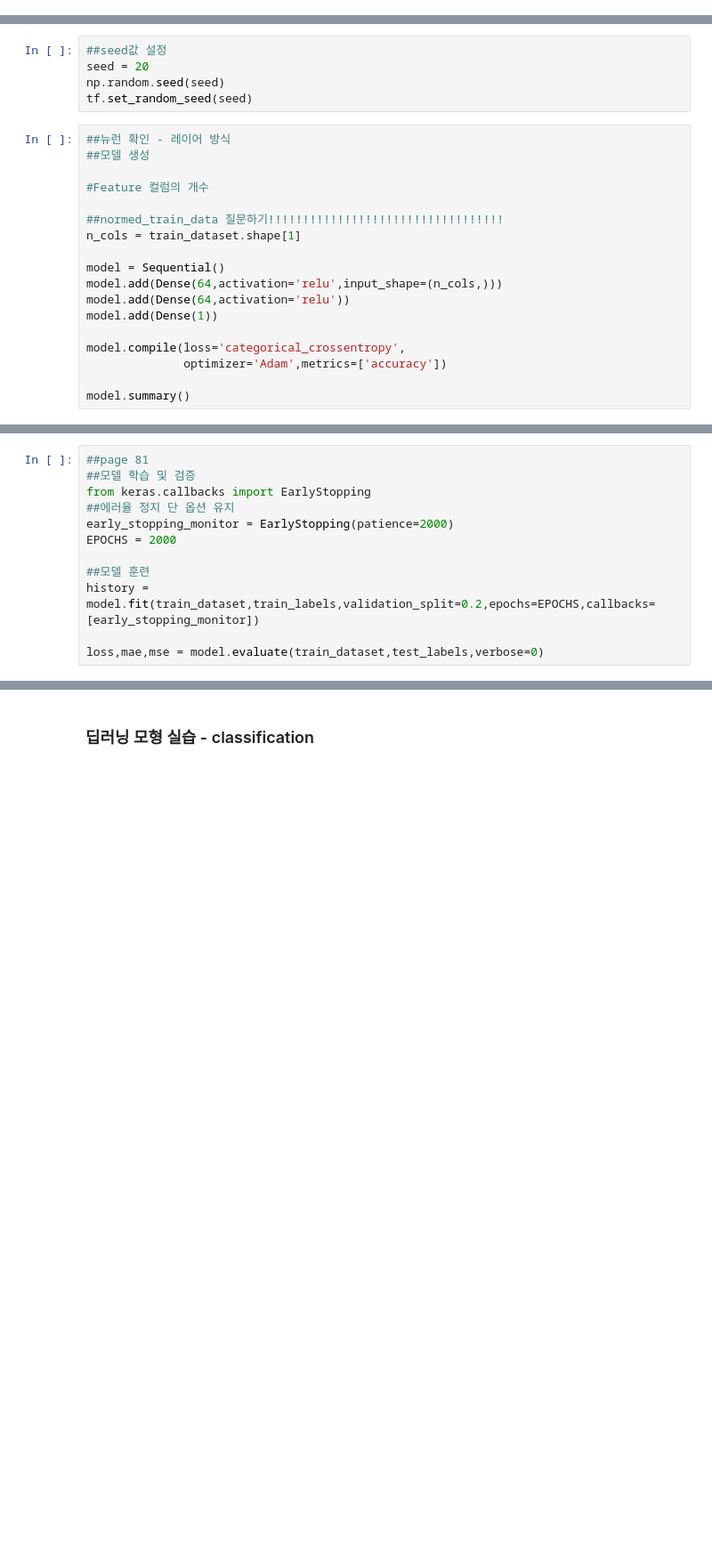
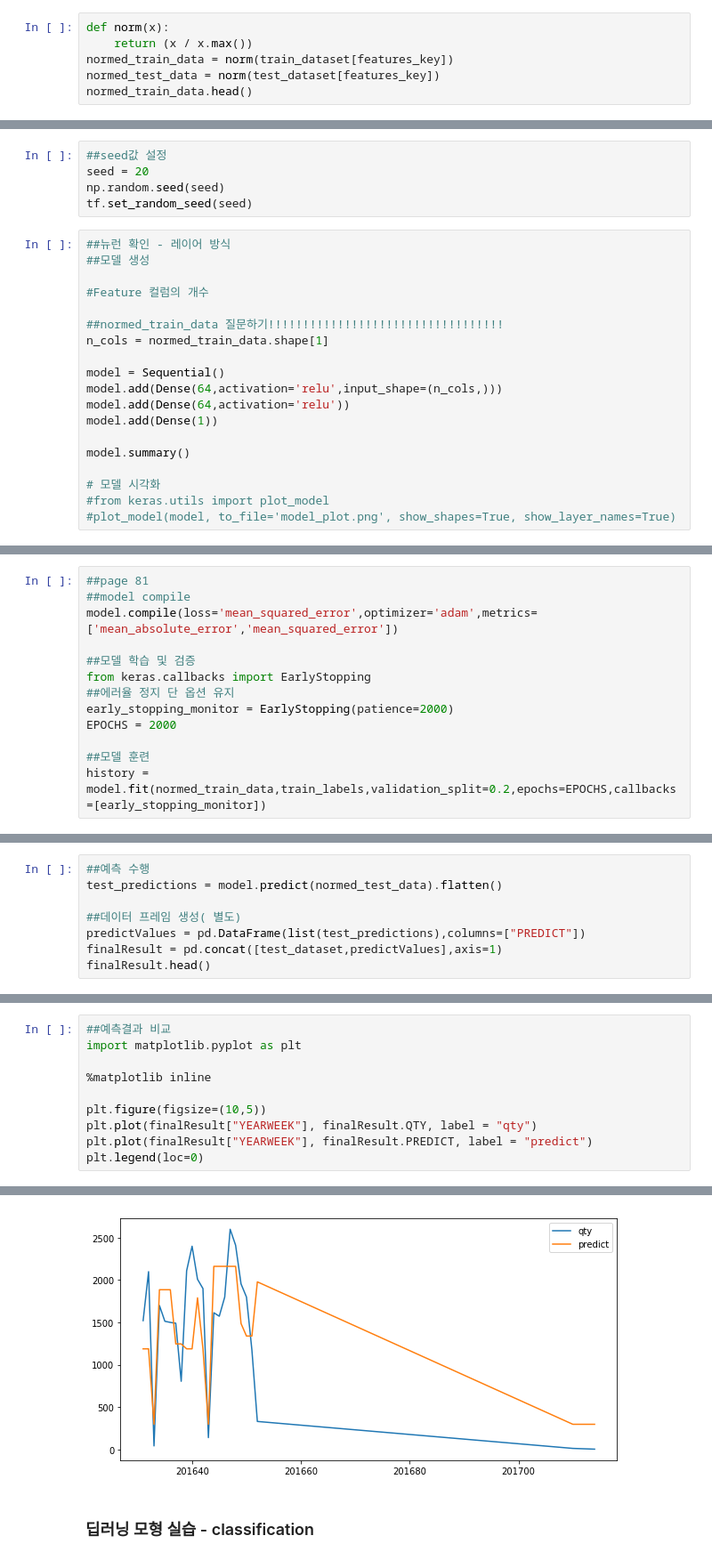
Before and after one commit to joes5370/SumerVaction, a Jupyter notebook: deep_learning = Keras.ipynb, the cells around one changed output, grey strips where cells are left out. Shown at 89% size. Saved outputs shown, nothing was run; the diff lists cells and outputs as text; blank space fills up the shorter version.

```diff
--- a/deep_learning = Keras.ipynb
+++ b/deep_learning = Keras.ipynb
@@ -49,0 +65,6 @@ full_key = features_key + label_key
+# %%
+def norm(x):
+    return (x / x.max())
+normed_train_data = norm(train_dataset[features_key])
+normed_test_data = norm(test_dataset[features_key])
+normed_train_data.head()
@@ -59,15 +87,16 @@ tf.set_random_seed(seed)
 #Feature 컬럼의 개수
 
 ##normed_train_data 질문하기!!!!!!!!!!!!!!!!!!!!!!!!!!!!!!!!!!
-n_cols = train_dataset.shape[1]
+n_cols = normed_train_data.shape[1]
 
 model = Sequential()
 model.add(Dense(64,activation='relu',input_shape=(n_cols,)))
 model.add(Dense(64,activation='relu'))
 model.add(Dense(1))
 
-model.compile(loss='categorical_crossentropy',
-              optimizer='Adam',metrics=['accuracy'])
+model.summary()
 
-model.summary()
+# 모델 시각화
+#from keras.utils import plot_model
+#plot_model(model, to_file='model_plot.png', show_shapes=True, show_layer_names=True)
 # %% [output]
@@ -87,5 +122,8 @@ _________________________________________________________________
 # %%
 ##page 81
+##model compile
+model.compile(loss='mean_squared_error',optimizer='adam',metrics=['mean_absolute_error','mean_squared_error'])
+
 ##모델 학습 및 검증
 from keras.callbacks import EarlyStopping
 ##에러율 정지 단 옵션 유지
@@ -93,7 +131,5 @@ early_stopping_monitor = EarlyStopping(patience=2000)
 EPOCHS = 2000
 
 ##모델 훈련
-history = model.fit(train_dataset,train_labels,validation_split=0.2,epochs=EPOCHS,callbacks=[early_stopping_monitor])
-
-loss,mae,mse = model.evaluate(train_dataset,test_labels,verbose=0)
+history = model.fit(normed_train_data,train_labels,validation_split=0.2,epochs=EPOCHS,callbacks=[early_stopping_monitor])
 # %% [output]
@@ -103,0 +195,8 @@ y_binary = to_categorical(y_int)
+# %%
+##예측 수행
+test_predictions = model.predict(normed_test_data).flatten()
+
+##데이터 프레임 생성( 별도)
+predictValues = pd.DataFrame(list(test_predictions),columns=["PREDICT"])
+finalResult = pd.concat([test_dataset,predictValues],axis=1)
+finalResult.head()
@@ -103,0 +210,11 @@ y_binary = to_categorical(y_int)
+# %%
+##예측결과 비교
+import matplotlib.pyplot as plt
+
+%matplotlib inline
+
+plt.figure(figsize=(10,5))
+plt.plot(finalResult["YEARWEEK"], finalResult.QTY, label = "qty")
+plt.plot(finalResult["YEARWEEK"], finalResult.PREDICT, label = "predict")
+plt.legend(loc=0)
+# %% [output]
@@ -104,3 +222,4 @@ y_binary = to_categorical(y_int)
+[figure, added]
 # %% [markdown]
 ### 딥러닝 모형 실습 - classification
 # %%
```
Also changed, not shown: parts of 37 cells of this notebook, 1 other file.
